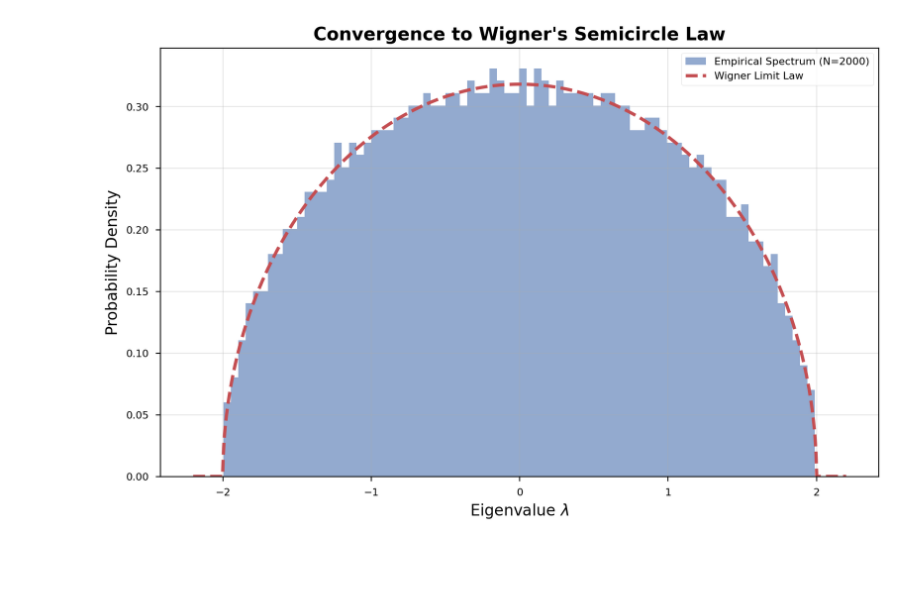
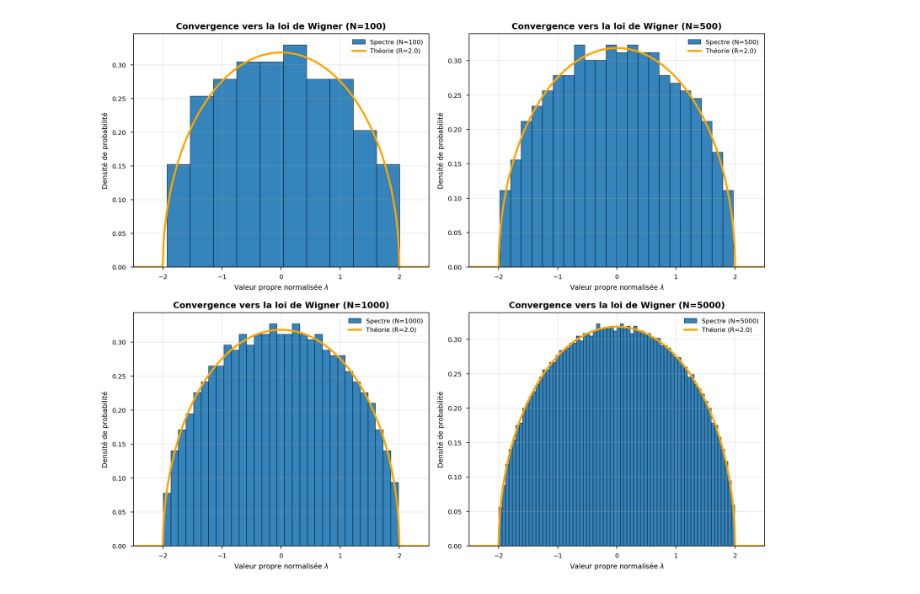
Before and after one commit to yacineklikel/theoreme_de_Wigner, a Jupyter notebook: Wigner_semicircle_law.ipynb, the cells around one changed output. Drawn from its saved outputs; the diff is of its cells as text; code cells hidden in the pictures; blank space fills up the shorter version.

```diff
--- a/Wigner_semicircle_law.ipynb
+++ b/Wigner_semicircle_law.ipynb
@@ -78,18 +44,3 @@ def generate_gue_matrix(n: int) -> np.ndarray:
 def wigner_semicircle(x, R):
     """Theoretical PDF."""
     return (2 / (np.pi * R**2)) * np.sqrt(np.maximum(0, R**2 - x**2))
-# %%
-N = 2000
-print(f"Generating GUE Matrix of size {N}x{N}...")
-
-# Simulation
-H = generate_gue_matrix(N)
-
-print("Computing eigenvalues (this might take a moment)...")
-# tqdm n'est pas utile sur linalg.eigvalsh direct, mais c'est bien pour des boucles
-eigvals = np.linalg.eigvalsh(H)
-
-# Normalisation
-sigma = 1.0
-R = 2 * sigma * np.sqrt(N) # Rayon théorique avant rescaling
-normalized_eigvals = eigvals / np.sqrt(N)
@@ -99,19 +53,57 @@ Computing eigenvalues (this might take a moment)...
 # %%
-plt.figure(figsize=(10, 6))
+import numpy as np
+import matplotlib.pyplot as plt
 
-# Histogramme empirique
-plt.hist(normalized_eigvals, bins=80, density=True, alpha=0.6,
-         color='#4c72b0', label=f'Empirical Spectrum (N={N})')
+SIGMA = 1.0
+RAYON_SPECTRAL = 2.0 * SIGMA
+LISTE_N = [100, 500, 1000, 5000]
 
-# Loi théorique
-x = np.linspace(-2.2, 2.2, 1000)
-y = (1 / (2 * np.pi)) * np.sqrt(np.maximum(0, 4 - x**2))
-plt.plot(x, y, color='#c44e52', linewidth=2.5, linestyle='--', label='Wigner Limit Law')
+MARGE_VISUELLE = 0.5
+X_MIN = -RAYON_SPECTRAL - MARGE_VISUELLE
+X_MAX = RAYON_SPECTRAL + MARGE_VISUELLE
+NB_POINTS_COURBE = 1000
 
-plt.title("Convergence to Wigner's Semicircle Law", fontsize=14, fontweight='bold')
-plt.xlabel("Eigenvalue $\lambda$", fontsize=12)
-plt.ylabel("Probability Density", fontsize=12)
-plt.legend(frameon=True)
-plt.grid(True, alpha=0.3)
+def generate_gue_matrix(n: int) -> np.ndarray:
+    Z = np.random.randn(n, n) + 1j * np.random.randn(n, n)
+    H = (Z + Z.conj().T) / 2  # Enforce Hermitian symmetry
+    return H
+
+def wigner_pdf(x, R):
+    # Safe sqrt for values outside [-R, R]
+    return (2 / (np.pi * R**2)) * np.sqrt(np.maximum(0, R**2 - x**2))
+
+fig, axes = plt.subplots(2, 2, figsize=(12, 10))
+axes = axes.flatten()
+
+print("Calcul en cours...")
+
+for i, N in enumerate(tqdm(LISTE_N, desc="Calcul des spectres")):
+    ax = axes[i]
+
+    H = generate_gue_matrix(N)
+    valeurs_propres = np.linalg.eigvalsh(H)
+
+    valeurs_propres_norm = valeurs_propres / np.sqrt(N)  # Rescale spectrum
+
+    nb_bins = int(np.sqrt(N))  # Optimal bin count
+
+    ax.hist(valeurs_propres_norm, bins=nb_bins, density=True,
+            edgecolor='black', linewidth=0.5, alpha=0.9,
+            label=f'Spectre (N={N})')
+
+    x_plot = np.linspace(X_MIN, X_MAX, NB_POINTS_COURBE)
+    y_plot = wigner_pdf(x_plot, R=RAYON_SPECTRAL)
+
+    ax.plot(x_plot, y_plot, color='orange', linewidth=2.5,
+            label=f'Théorie (R={RAYON_SPECTRAL})')
+
+    ax.set_title(f"Convergence vers la loi de Wigner (N={N})", fontsize=11, fontweight='bold')
+    ax.set_xlabel("Valeur propre normalisée $\lambda$")
+    ax.set_ylabel("Densité de probabilité")
+    ax.set_xlim(X_MIN, X_MAX)
+    ax.legend(loc='upper right')
+    ax.grid(True, alpha=0.3)
+
+plt.tight_layout()
 plt.show()
 # %% [output]
@@ -118 +111 @@ plt.show()
-[figure, old version]
+[figure, new version]
```
Also changed, not shown: parts of 9 cells of this notebook.
